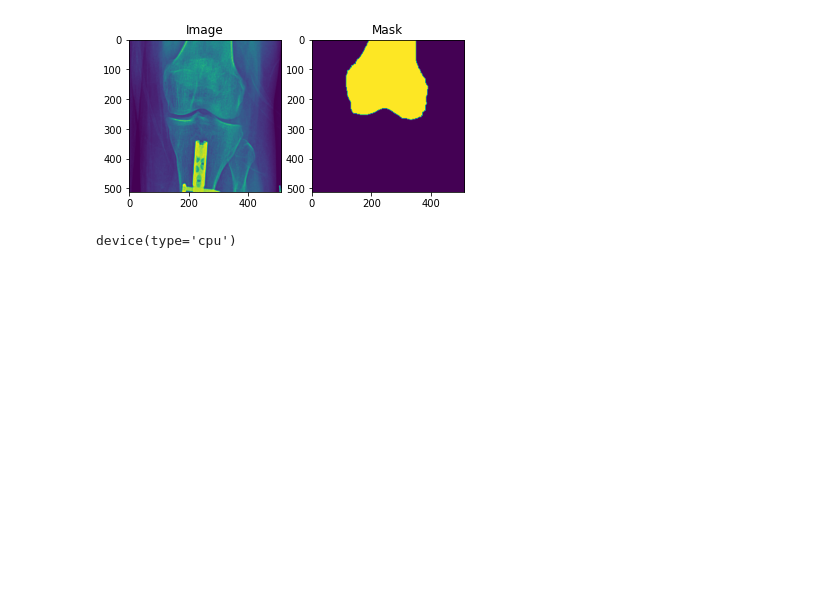
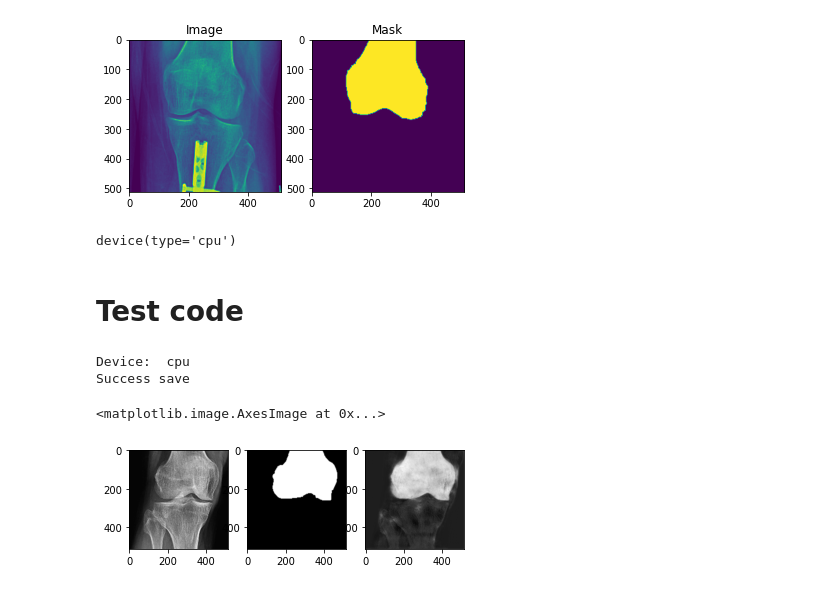
Before and after one commit to Lagom92/cnn_tutorial, a Jupyter notebook: Segmentation/base_code.ipynb, the cells around one changed output. Drawn from its saved outputs; the diff is of its cells as text; code cells hidden in the pictures; blank space fills up the shorter version.

Commit message:
Create test code

```diff
--- a/Segmentation/base_code.ipynb
+++ b/Segmentation/base_code.ipynb
@@ -137,3 +137,78 @@ for epoch in range(1, num_epoch+1):
         optimizer.step()
 
     pritn(f"epoch: {epoch}/{num_epoch}, loss: {loss}")
+# %% [markdown]
+# Test code
+# %%
+import os
+import torch
+import torch.nn as nn
+from torch.utils.data import Dataset
+import cv2
+import numpy as np
+import matplotlib.pyplot as plt
+import torchvision
+
+from func import KneeDataset
+from model import UNet
+
+# Check GPU
+os.environ["CUDA_VISIBLE_DEVICES"] = "0"
+device = torch.device('cuda' if torch.cuda.is_available() else 'cpu')
+
+print("Device: ", device)
+
+batch_size_test = 1
+lr = 0.001
+momentum = 0.9
+
+base_transform = torchvision.transforms.Compose([
+    torchvision.transforms.ToTensor(),
+])
+
+test_dataset = KneeDataset('./data/test_knee/', transform=base_transform)
+
+test_data_loader = torch.utils.data.DataLoader(test_dataset, batch_size=batch_size_test, shuffle=False)
+
+# Load model
+net = UNet().to(device)
+
+optimizer = torch.optim.SGD(net.parameters(), lr=lr, momentum=momentum)
+
+ckpt = torch.load('best_unet.pt', map_location=torch.device('cpu'))
+net.load_state_dict(ckpt['model_state_dict'])
+optimizer.load_state_dict(ckpt['optimizer_state_dict'])
+
+with torch.no_grad():
+    net.eval()
+    epoch_loss = []
+    i = 0
+
+    for img, mask in test_data_loader:
+        inputs = img.to(device)
+        labels = mask.to(device)
+
+        outputs = net(inputs)
+
+        plt.imsave(f"./result/{i}_inputs.png", inputs.squeeze(), cmap='gray')
+        plt.imsave(f"./result/{i}_labels.png", labels.squeeze(), cmap='gray')
+        plt.imsave(f"./result/{i}_pred.png", outputs.squeeze(), cmap='gray')
+        i += 1
+
+print("Success save")
+# %% [output]
+Device:  cpu
+Success save
+# %%
+# Check
+plt.subplot(131)
+plt.imshow(inputs.squeeze(), cmap='gray')
+
+plt.subplot(132)
+plt.imshow(labels.squeeze(), cmap='gray')
+
+plt.subplot(133)
+plt.imshow(outputs.squeeze(), cmap='gray')
+# %% [output]
+<matplotlib.image.AxesImage at 0x...>
+[figure, added]
```
Also changed, not shown: 1 other file.
